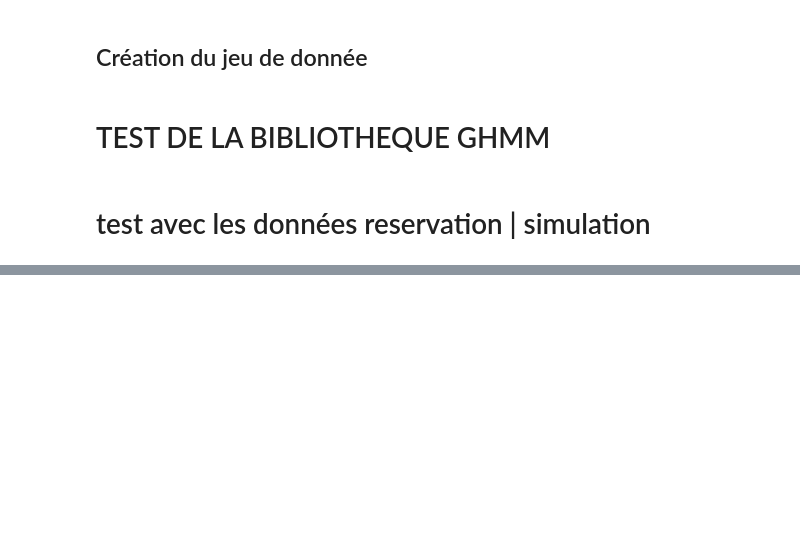
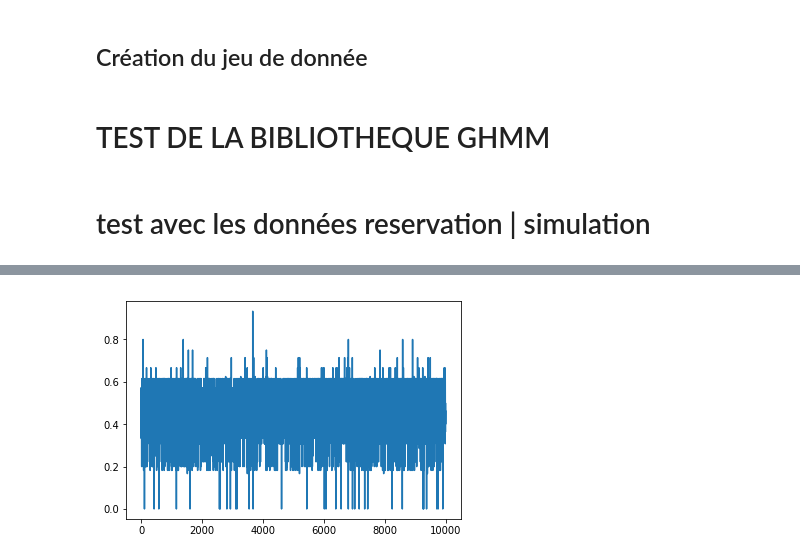
Before and after one commit to pomme-abricot/openwsn-sw, a Jupyter notebook: software/openAnalyzer/TEST_HMM.ipynb, the cells around one changed output, grey strips where cells are left out. Drawn from its saved outputs; the diff is of its cells as text; code cells hidden in the pictures; blank space fills up the shorter version.

Commit message:
fmeasure curves

```diff
--- a/software/openAnalyzer/TEST_HMM.ipynb
+++ b/software/openAnalyzer/TEST_HMM.ipynb
@@ -87,0 +58,3 @@ DiscreteEmissionHMM(N=10, M=8)
+# %%
+sigma = IntegerRange(1,9)
+m_best_ini, fmeasure_tmp, recall_tmp, precision_tmp, l_fmeasure, l_recall, l_precision = HMM_get_indicators(seq_train_s, seq_train_f, seq_test_s, seq_test_f, sigma, 5, 10000)
@@ -87,0 +101,5 @@ DiscreteEmissionHMM(N=10, M=8)
+# %%
+plt.plot(l_fmeasure)
+plt.show()
+# %% [output]
+[figure, added]
```
Also changed, not shown: parts of 6 cells of this notebook, 1 other file.
